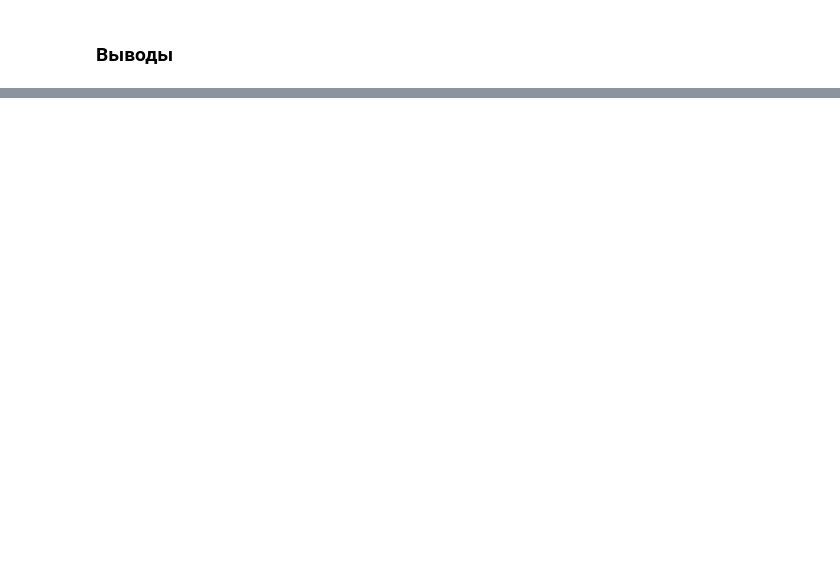
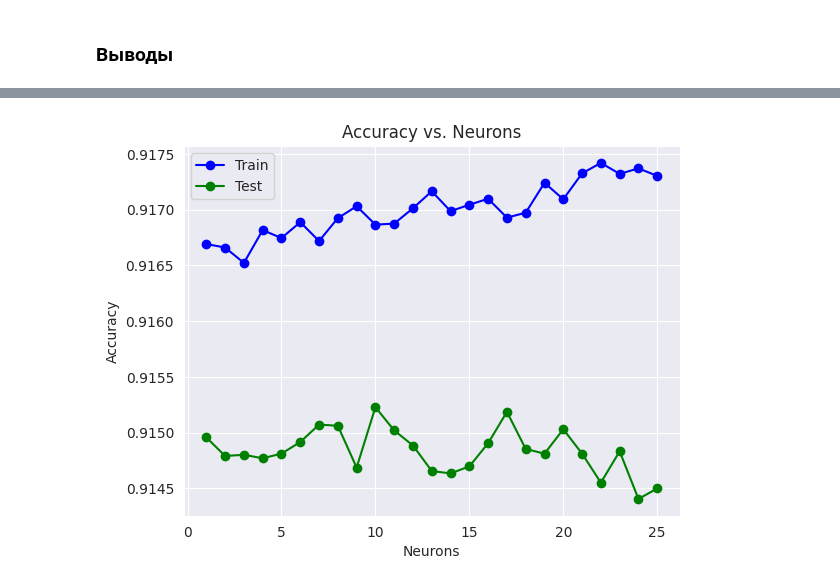
Before and after one commit to isgulyaev/ML, a Jupyter notebook: ML_Homework.ipynb, the cells around one changed output, grey strips where cells are left out. Cells and saved outputs as stored; diff of their text form; code cells hidden in the pictures; blank space fills up the shorter version.

```diff
--- a/ML_Homework.ipynb
+++ b/ML_Homework.ipynb
@@ -673,0 +819,11 @@ print(err_train, err_test)
+# %%
+plt.plot(neurons_var, n_acc_train.values(), 'b-o', label='Train')
+plt.plot(neurons_var, n_acc_test.values(), 'g-o', label='Test')
+plt.title('Accuracy vs. Neurons')
+plt.xlabel('Neurons')
+plt.ylabel('Accuracy')
+plt.legend()
+
+pass
+# %% [output]
+[figure, added]
```
Also changed, not shown: parts of 35 cells of this notebook.
